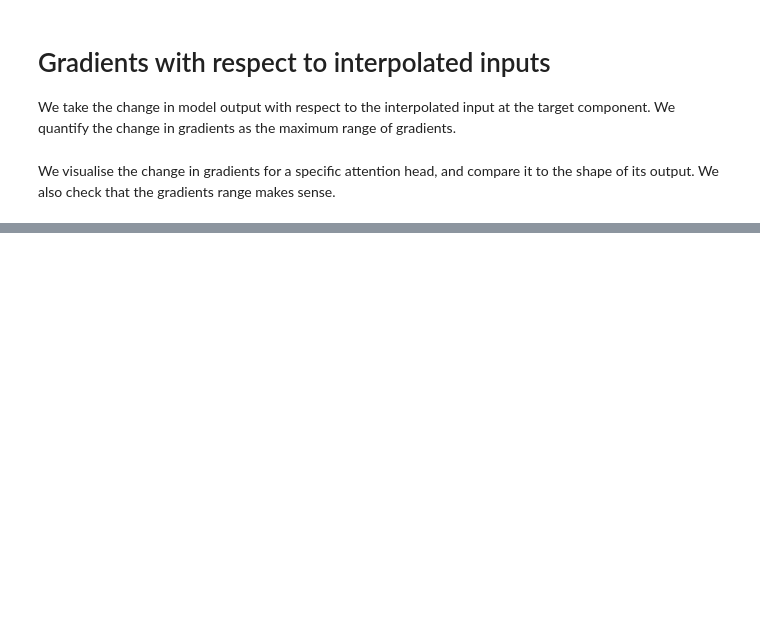
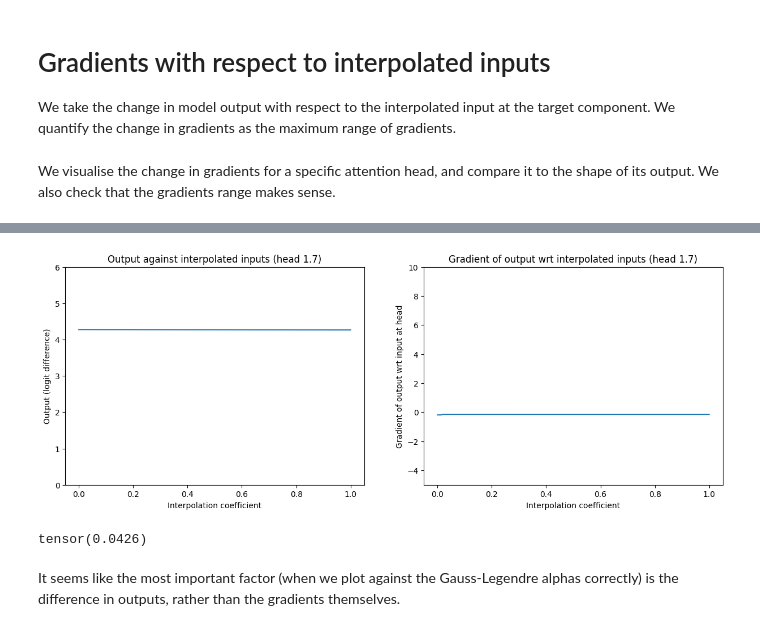
Before and after one commit to mwmlo/gradient_causal_knowledge, a Jupyter notebook: contrastive_gradients.ipynb, the cells around one changed output, grey strips where cells are left out. Drawn from its saved outputs; the diff is of its cells as text; code cells hidden in the pictures; blank space fills up the shorter version.

```diff
--- a/contrastive_gradients.ipynb
+++ b/contrastive_gradients.ipynb
@@ -196,0 +238,26 @@ print(quantify_gradients_range(mean_grad_history_96))
+# %%
+alphas, grad_history_17, outputs_17 = attn_interpolated_gradients(target_layer_num=1, target_pos=7)
+
+plt.figure(figsize=(15,5))
+plt.subplot(1, 2, 1)
+plt.title("Output against interpolated inputs (head 1.7)")
+plt.plot(alphas, [o.item() for o in outputs_17])
+plt.xlabel("Interpolation coefficient")
+plt.ylabel("Output (logit difference)")
+plt.ylim(0, 6)
+
+plt.subplot(1, 2, 2)
+plt.title(f"Gradient of output wrt interpolated inputs (head 1.7)")
+plt.plot(alphas, grad_history_17.detach())
+plt.xlabel("Interpolation coefficient")
+plt.ylabel("Gradient of output wrt input at head")
+plt.ylim(-5, 10)
+
+plt.show()
+
+print(quantify_gradients_range(grad_history_17))
+# %% [output]
+[figure, added]
+tensor(0.0426)
+# %% [markdown]
+It seems like the most important factor (when we plot against the Gauss-Legendre alphas correctly) is the difference in outputs, rather than the gradients themselves.
```
Also changed, not shown: parts of 23 cells of this notebook, 2 other files.
